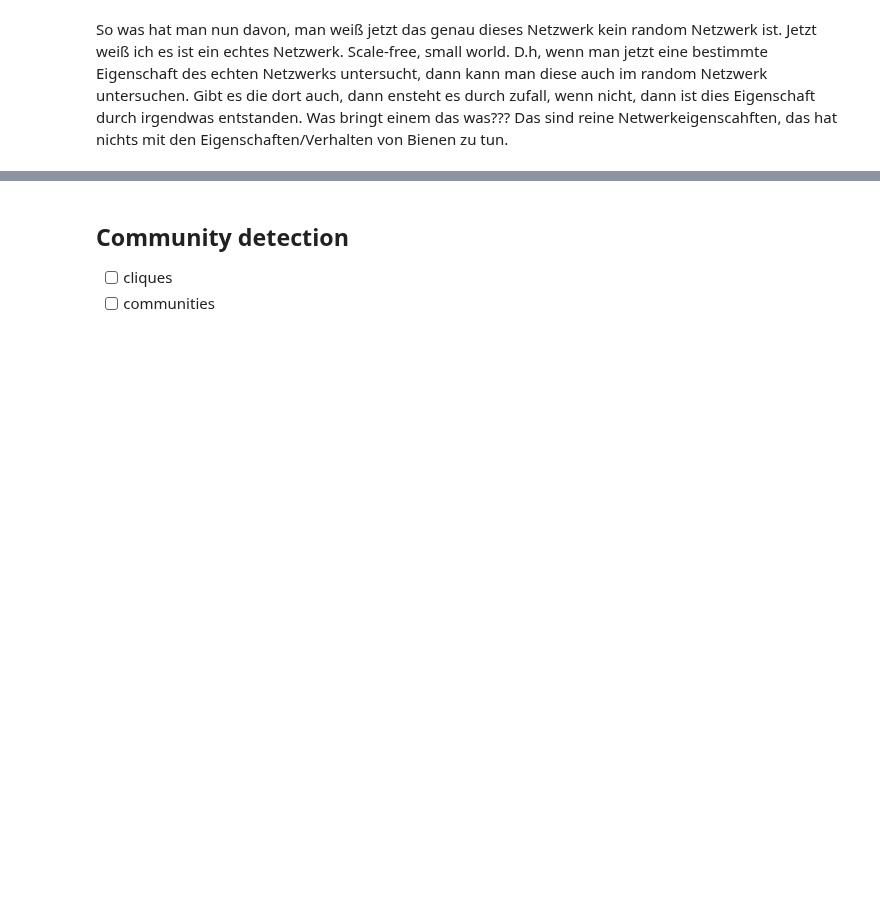
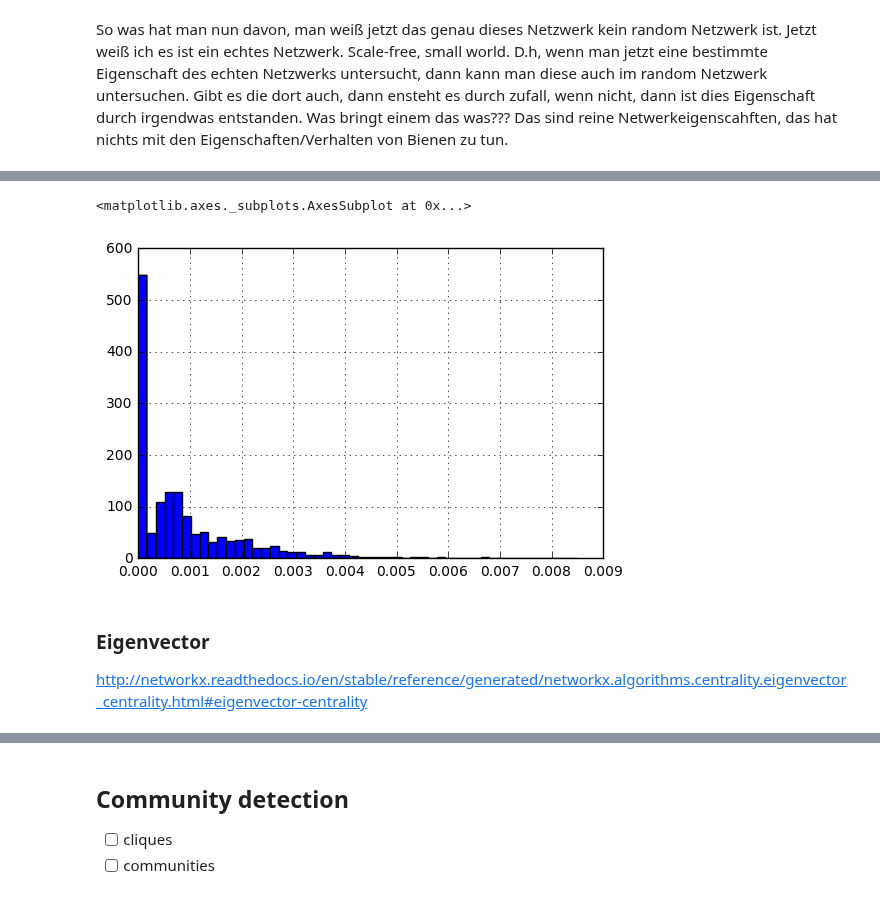
Before and after one commit to aschle/bees-sna, a Jupyter notebook: bib/Network_properties_just_because.ipynb, the cells around one changed output, grey strips where cells are left out. Drawn from its saved outputs; the diff is of its cells as text; code cells hidden in the pictures; blank space fills up the shorter version.

```diff
--- a/bib/Network_properties_just_because.ipynb
+++ b/bib/Network_properties_just_because.ipynb
@@ -264,0 +298,10 @@ So was hat man nun davon, man weiß jetzt das genau dieses Netzwerk kein random
+# %%
+betweenness_c = nx.betweenness_centrality(G0)
+# %%
+Series(betweenness_c).hist(bins=50)
+# %% [output]
+<matplotlib.axes._subplots.AxesSubplot at 0x...>
+[figure, added]
+# %% [markdown]
+### Eigenvector
+http://networkx.readthedocs.io/en/stable/reference/generated/networkx.algorithms.centrality.eigenvector_centrality.html#eigenvector-centrality
```
Also changed, not shown: parts of 27 cells of this notebook, 2 other files.
